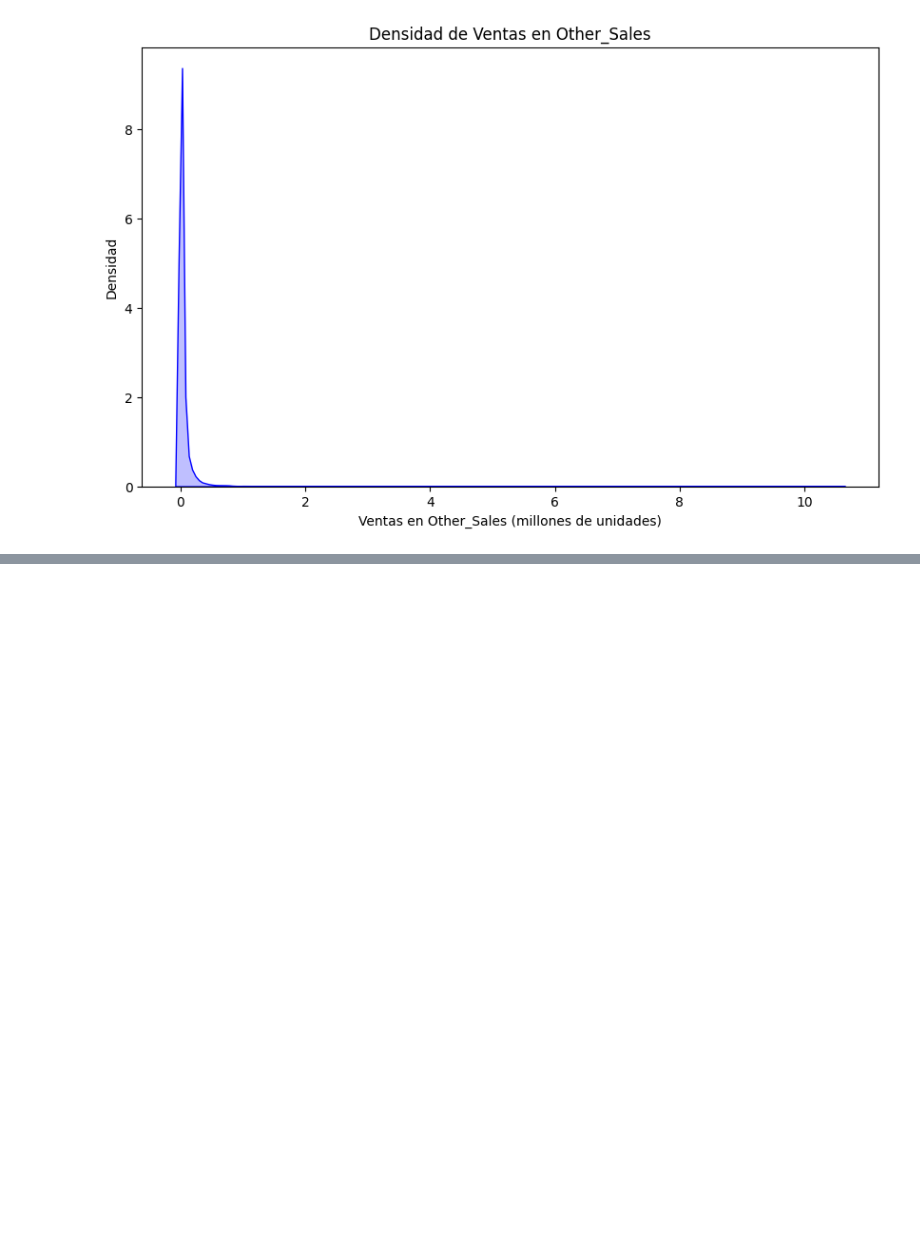
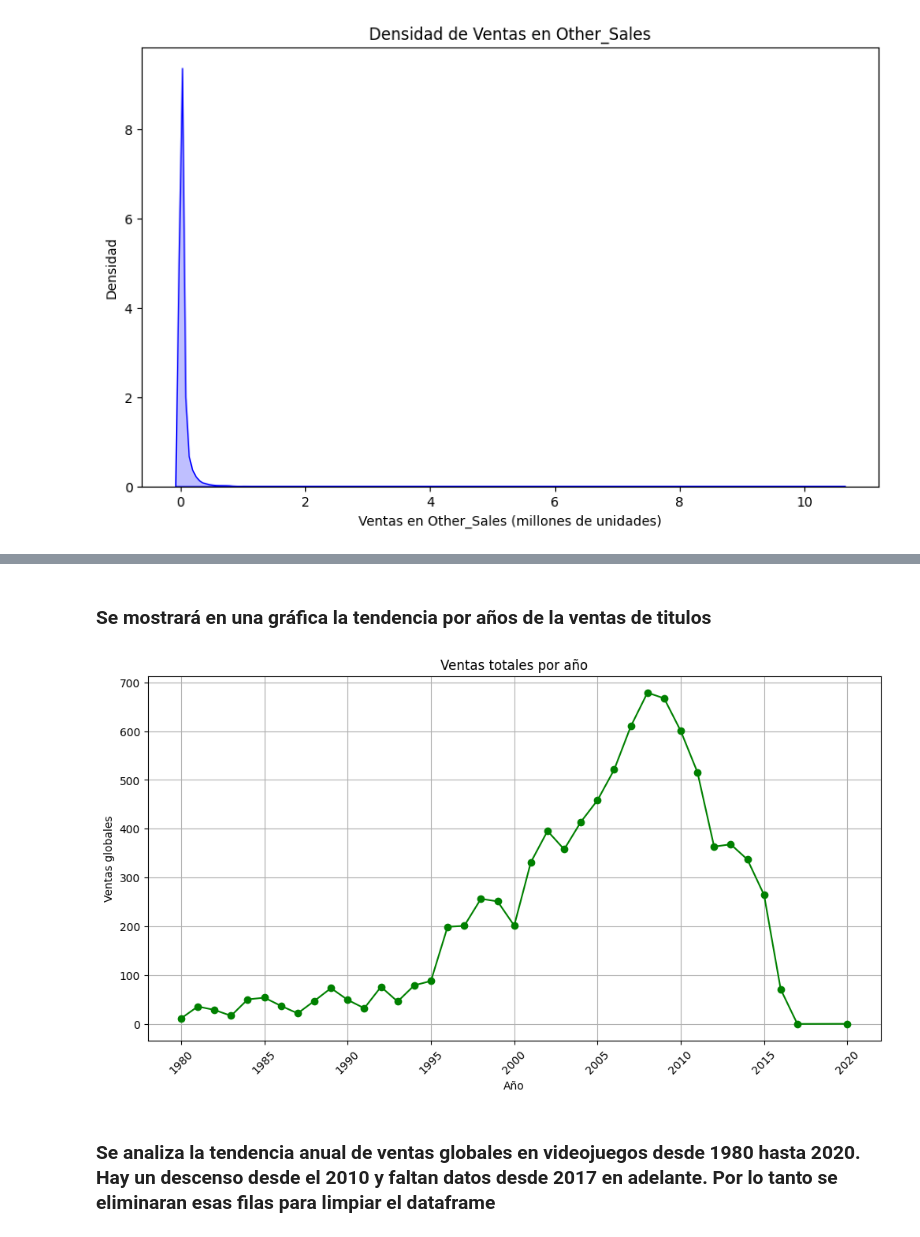
Before and after one commit to Bootcamp-Data-Analyst/P2-Procesamiento-Limpieza-Python-Ruben, a Jupyter notebook: notebook/P2-Procesamiento.ipynb, the cells around one changed output, grey strips where cells are left out. Cells and saved outputs as stored; diff of their text form; code cells hidden in the pictures; blank space fills up the shorter version.

```diff
--- a/notebook/P2-Procesamiento.ipynb
+++ b/notebook/P2-Procesamiento.ipynb
@@ -412,0 +575,16 @@ for region in regions:
+# %% [markdown]
+### Se mostrará en una gráfica la tendencia por años de la ventas de titulos
+# %%
+ventas_anuales = vgsales_df.groupby('Año')['Ventas globales'].sum()
+plt.figure(figsize=(12,6))
+ventas_anuales.plot(kind='line',marker='o',color='green')
+plt.title('Ventas totales por año')
+plt.xlabel('Año')
+plt.ylabel('Ventas globales')
+plt.xticks(rotation=45)
+plt.grid(True)
+plt.show()
+# %% [output]
+[figure, added]
+# %% [markdown]
+### Se analiza la tendencia anual de ventas globales en videojuegos desde 1980 hasta 2020. Hay un descenso desde el 2010 y faltan datos desde 2017 en adelante. Por lo tanto se eliminaran esas filas para limpiar el dataframe
```
Also changed, not shown: parts of 23 cells of this notebook.
